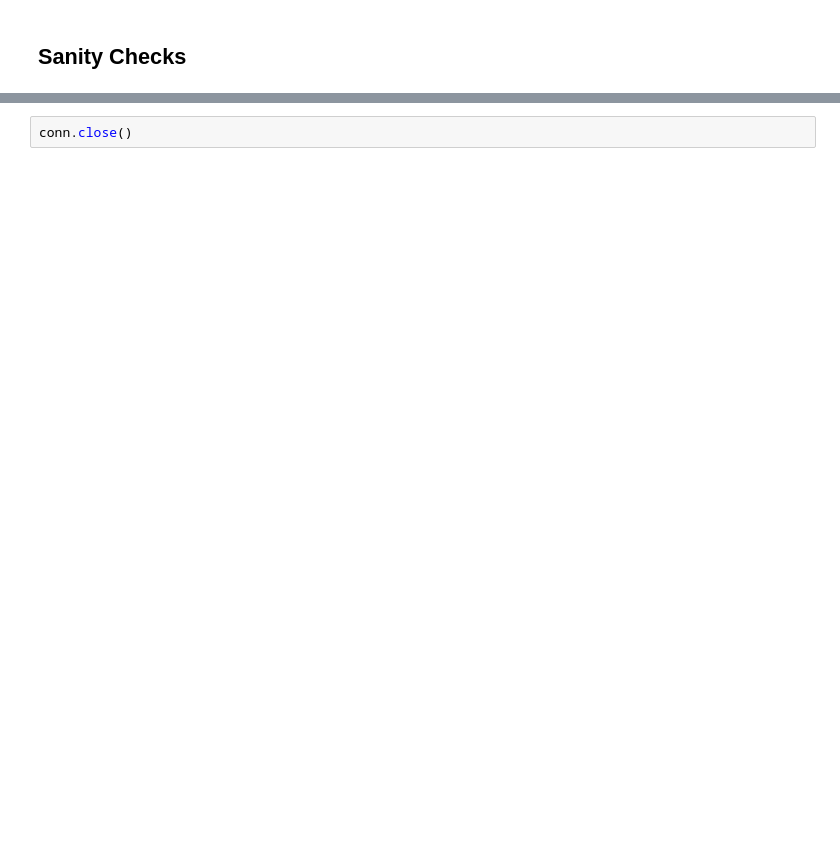
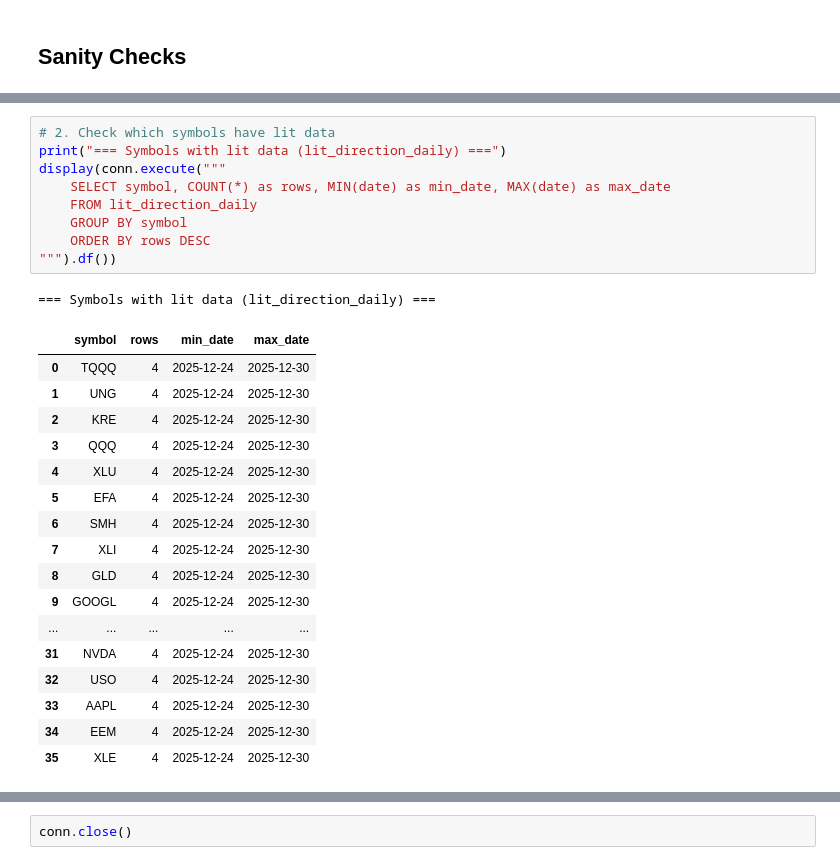
Before and after one commit to MoreCowwbell/darkpool, a Jupyter notebook: database_check.ipynb, the cells around one changed output, grey strips where cells are left out. Drawn from its saved outputs; the diff is of its cells as text; blank space fills up the shorter version.

```diff
--- a/database_check.ipynb
+++ b/database_check.ipynb
@@ -127,0 +290,28 @@ HAVING n > 1
+# %%
+# 2. Check which symbols have lit data
+print("=== Symbols with lit data (lit_direction_daily) ===")
+display(conn.execute("""
+    SELECT symbol, COUNT(*) as rows, MIN(date) as min_date, MAX(date) as max_date
+    FROM lit_direction_daily
+    GROUP BY symbol
+    ORDER BY rows DESC
+""").df())
+# %% [output]
+=== Symbols with lit data (lit_direction_daily) ===
+|  | symbol | rows | min_date | max_date |
+| 0 | TQQQ | 4 | 2025-12-24 | 2025-12-30 |
+| 1 | UNG | 4 | 2025-12-24 | 2025-12-30 |
+| 2 | KRE | 4 | 2025-12-24 | 2025-12-30 |
+| 3 | QQQ | 4 | 2025-12-24 | 2025-12-30 |
+| 4 | XLU | 4 | 2025-12-24 | 2025-12-30 |
+| 5 | EFA | 4 | 2025-12-24 | 2025-12-30 |
+| 6 | SMH | 4 | 2025-12-24 | 2025-12-30 |
+| 7 | XLI | 4 | 2025-12-24 | 2025-12-30 |
+| 8 | GLD | 4 | 2025-12-24 | 2025-12-30 |
+| 9 | GOOGL | 4 | 2025-12-24 | 2025-12-30 |
+| ... | ... | ... | ... | ... |
+| 31 | NVDA | 4 | 2025-12-24 | 2025-12-30 |
+| 32 | USO | 4 | 2025-12-24 | 2025-12-30 |
+| 33 | AAPL | 4 | 2025-12-24 | 2025-12-30 |
+| 34 | EEM | 4 | 2025-12-24 | 2025-12-30 |
+| 35 | XLE | 4 | 2025-12-24 | 2025-12-30 |
```
Also changed, not shown: parts of 22 cells of this notebook, 5 other files.
